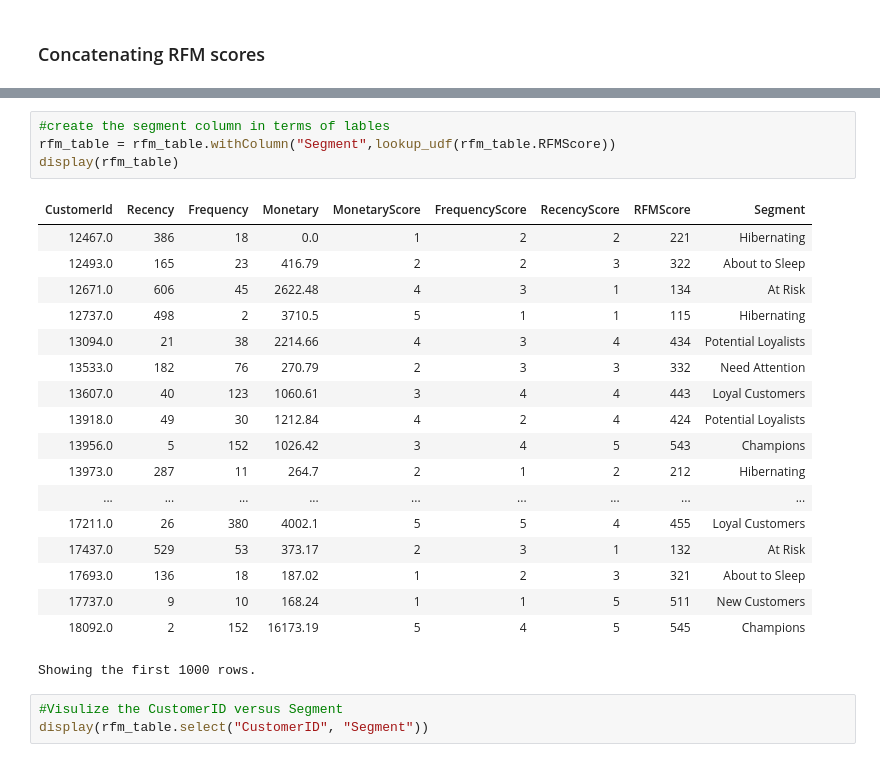
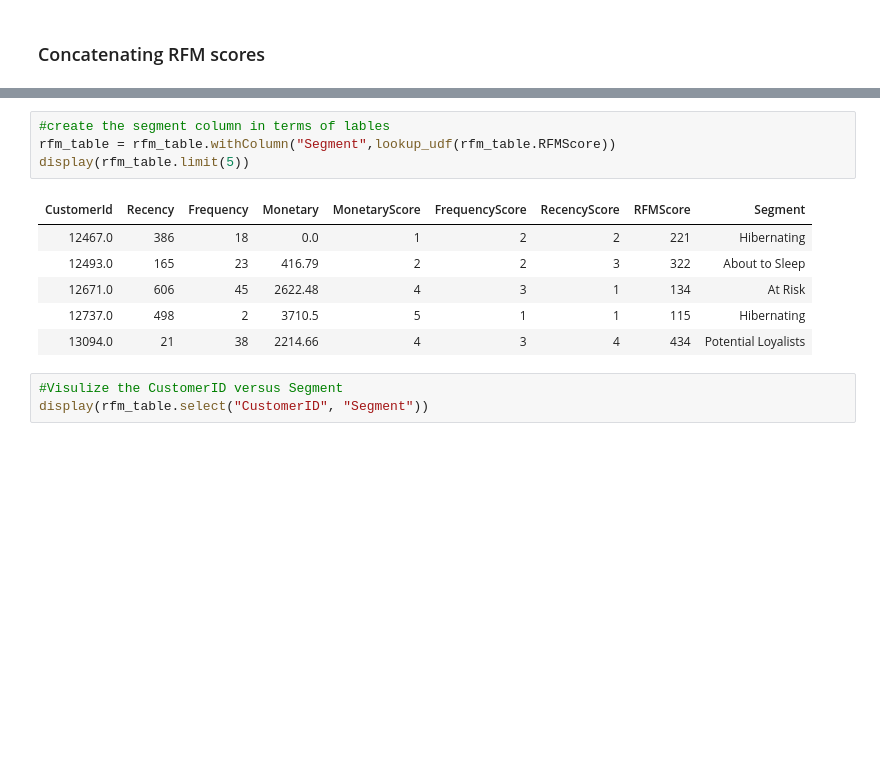
Before and after one commit to halmasieh/jarvis_data_eng_HomaAlmasieh, a Jupyter notebook: spark/notebook/RetailDataAnalyticsWithPySpark.ipynb, the cells around one changed output, grey strips where cells are left out. Saved outputs shown, nothing was run; the diff lists cells and outputs as text; blank space fills up the shorter version.

```diff
--- a/spark/notebook/RetailDataAnalyticsWithPySpark.ipynb
+++ b/spark/notebook/RetailDataAnalyticsWithPySpark.ipynb
@@ -764,26 +556,14 @@ lookup_udf = udf(lookup, StringType())
 # %%
 #create the segment column in terms of lables
 rfm_table = rfm_table.withColumn("Segment",lookup_udf(rfm_table.RFMScore))
-display(rfm_table)
+display(rfm_table.limit(5))
 # %% [output]
 | CustomerId | Recency | Frequency | Monetary | MonetaryScore | FrequencyScore | RecencyScore | RFMScore | Segment |
 | 12467.0 | 386 | 18 | 0.0 | 1 | 2 | 2 | 221 | Hibernating |
 | 12493.0 | 165 | 23 | 416.79 | 2 | 2 | 3 | 322 | About to Sleep |
 | 12671.0 | 606 | 45 | 2622.48 | 4 | 3 | 1 | 134 | At Risk |
 | 12737.0 | 498 | 2 | 3710.5 | 5 | 1 | 1 | 115 | Hibernating |
 | 13094.0 | 21 | 38 | 2214.66 | 4 | 3 | 4 | 434 | Potential Loyalists |
-| 13533.0 | 182 | 76 | 270.79 | 2 | 3 | 3 | 332 | Need Attention |
-| 13607.0 | 40 | 123 | 1060.61 | 3 | 4 | 4 | 443 | Loyal Customers |
-| 13918.0 | 49 | 30 | 1212.84 | 4 | 2 | 4 | 424 | Potential Loyalists |
-| 13956.0 | 5 | 152 | 1026.42 | 3 | 4 | 5 | 543 | Champions |
-| 13973.0 | 287 | 11 | 264.7 | 2 | 1 | 2 | 212 | Hibernating |
-| ... | ... | ... | ... | ... | ... | ... | ... | ... |
-| 17211.0 | 26 | 380 | 4002.1 | 5 | 5 | 4 | 455 | Loyal Customers |
-| 17437.0 | 529 | 53 | 373.17 | 2 | 3 | 1 | 132 | At Risk |
-| 17693.0 | 136 | 18 | 187.02 | 1 | 2 | 3 | 321 | About to Sleep |
-| 17737.0 | 9 | 10 | 168.24 | 1 | 1 | 5 | 511 | New Customers |
-| 18092.0 | 2 | 152 | 16173.19 | 5 | 4 | 5 | 545 | Champions |
-Showing the first 1000 rows.
 # %%
 #Visulize the CustomerID versus Segment
 display(rfm_table.select("CustomerID", "Segment"))
```
Also changed, not shown: parts of 20 cells of this notebook, 1 other file.
